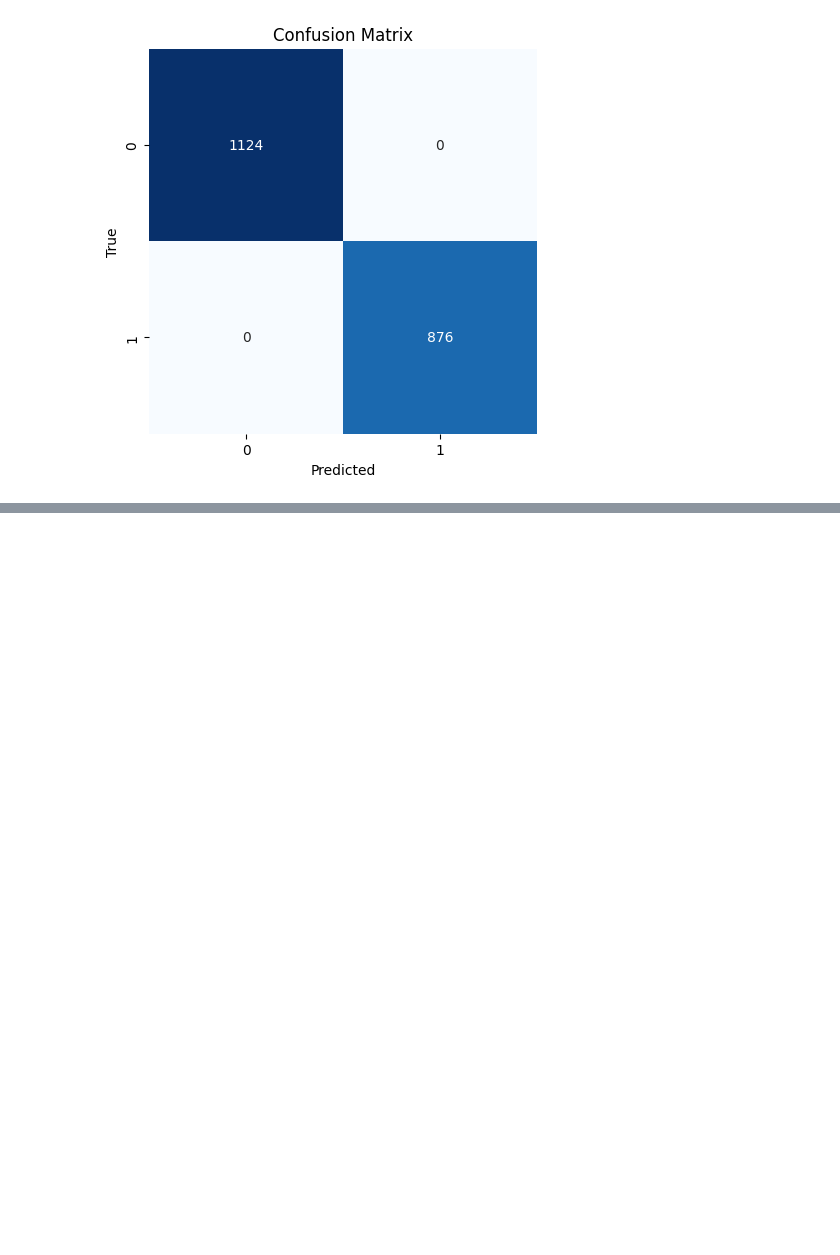
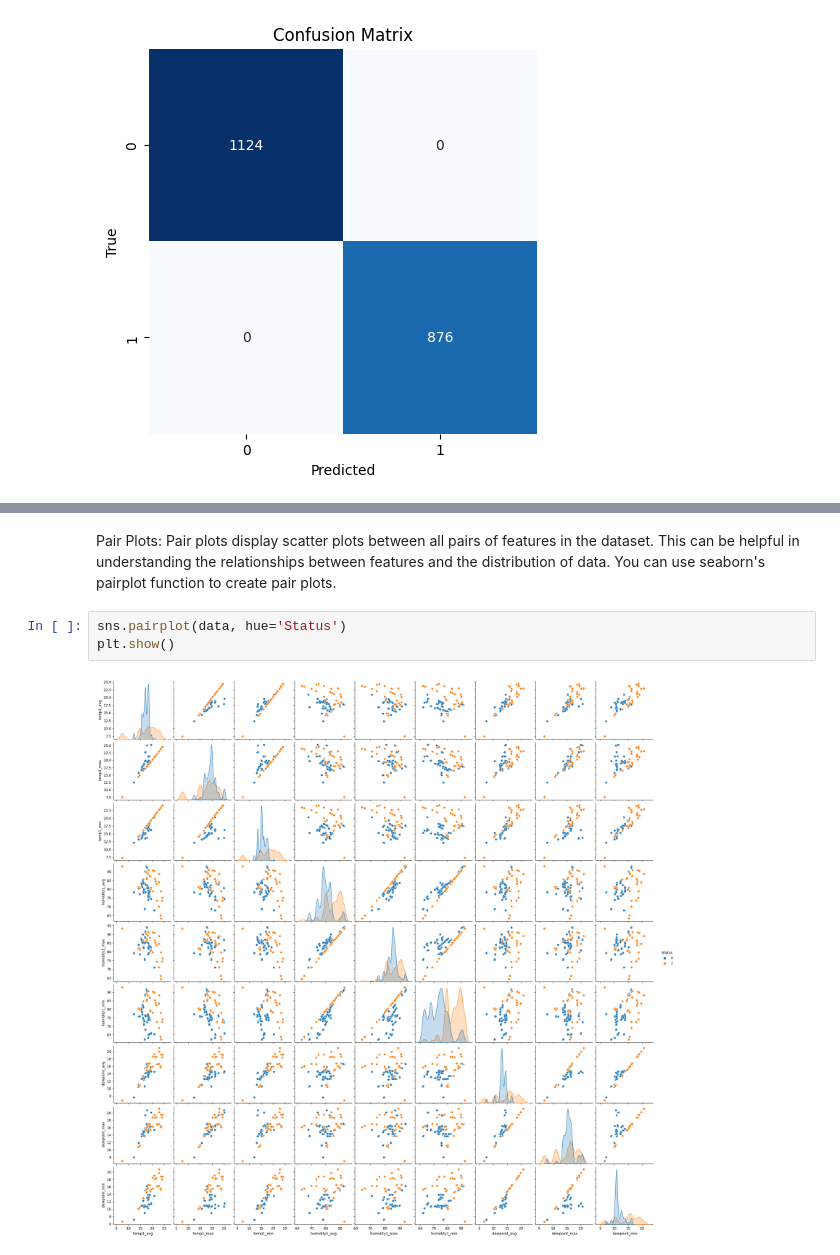
Before and after one commit to jungihong10/LSTM, a Jupyter notebook: LSTM.ipynb, the cells around one changed output, grey strips where cells are left out. Saved outputs shown, nothing was run; the diff lists cells and outputs as text; blank space fills up the shorter version.

```diff
--- a/LSTM.ipynb
+++ b/LSTM.ipynb
@@ -122,0 +133,7 @@ plt.show()
+# %% [markdown]
+Pair Plots: Pair plots display scatter plots between all pairs of features in the dataset. This can be helpful in understanding the relationships between features and the distribution of data. You can use seaborn's pairplot function to create pair plots.
+# %%
+sns.pairplot(data, hue='Status')
+plt.show()
+# %% [output]
+[figure, added]
```
Also changed, not shown: parts of 6 cells of this notebook.
